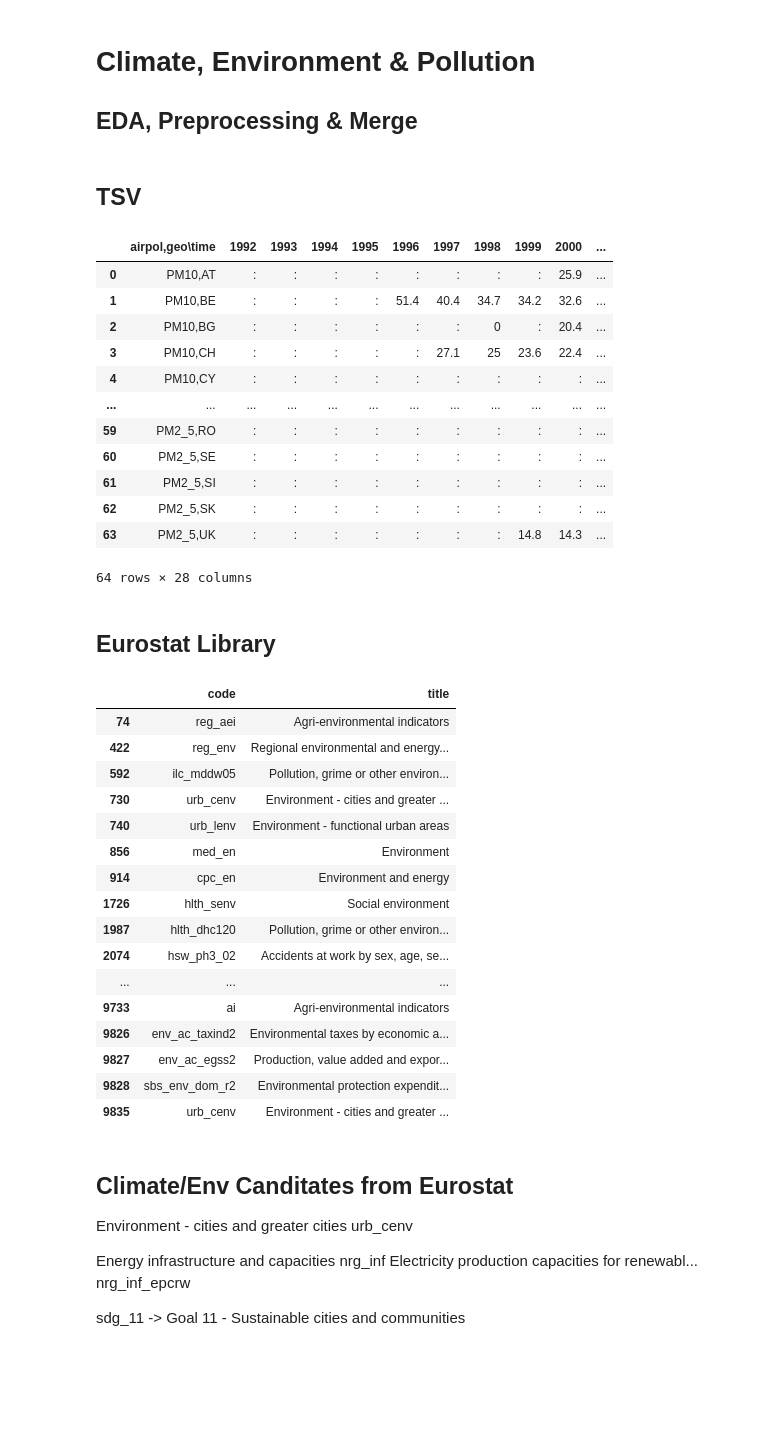
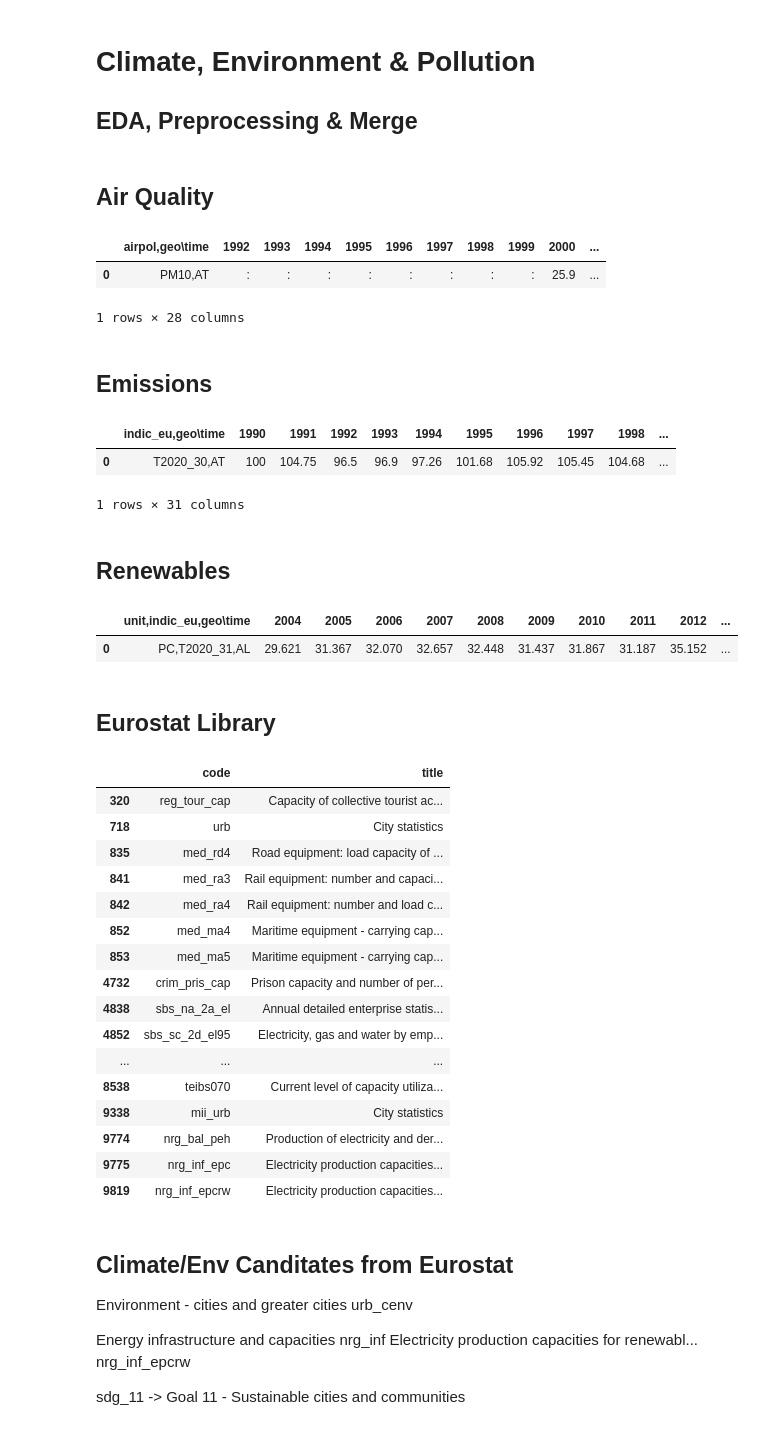
Before and after one commit to NikolasHaimerl/DOP_EX3, a Jupyter notebook: src/data_preparation/EDA dopp climate.ipynb, the cells around one changed output. Cells and saved outputs as stored; diff of their text form; code cells hidden in the pictures; blank space fills up the shorter version.

```diff
--- a/src/data_preparation/EDA dopp climate.ipynb
+++ b/src/data_preparation/EDA dopp climate.ipynb
@@ -14,46 +15,53 @@ from eurostat import *
+# %% [markdown]
+## Air Quality
+# %%
+dpath = '../../data/'
+airqual = pd.read_csv((dpath + 't2020_rn210.tsv'), sep='\t')
+airqual.head(1)
+# %% [output]
+|  | airpol,geo\time | 1992 | 1993 | 1994 | 1995 | 1996 | 1997 | 1998 | 1999 | 2000 | ... |
+| 0 | PM10,AT | : | : | : | : | : | : | : | : | 25.9 | ... |
+1 rows × 28 columns
 # %% [markdown]
-## TSV
+## Emissions
 # %%
-dpath = '../../data/'
-follow = pd.read_csv((dpath + 't2020_rn210.tsv'), sep='\t')
-follow
+emissions = pd.read_csv((dpath + 't2020_30.tsv'), sep='\t')
+emissions.head(1)
 # %% [output]
-|  | airpol,geo\time | 1992 | 1993 | 1994 | 1995 | 1996 | 1997 | 1998 | 1999 | 2000 | ... |
-| 0 | PM10,AT | : | : | : | : | : | : | : | : | 25.9 | ... |
-| 1 | PM10,BE | : | : | : | : | 51.4 | 40.4 | 34.7 | 34.2 | 32.6 | ... |
-| 2 | PM10,BG | : | : | : | : | : | : | 0 | : | 20.4 | ... |
-| 3 | PM10,CH | : | : | : | : | : | 27.1 | 25 | 23.6 | 22.4 | ... |
-| 4 | PM10,CY | : | : | : | : | : | : | : | : | : | ... |
-| ... | ... | ... | ... | ... | ... | ... | ... | ... | ... | ... | ... |
-| 59 | PM2_5,RO | : | : | : | : | : | : | : | : | : | ... |
-| 60 | PM2_5,SE | : | : | : | : | : | : | : | : | : | ... |
-| 61 | PM2_5,SI | : | : | : | : | : | : | : | : | : | ... |
-| 62 | PM2_5,SK | : | : | : | : | : | : | : | : | : | ... |
-| 63 | PM2_5,UK | : | : | : | : | : | : | : | 14.8 | 14.3 | ... |
+|  | indic_eu,geo\time | 1990 | 1991 | 1992 | 1993 | 1994 | 1995 | 1996 | 1997 | 1998 | ... |
+| 0 | T2020_30,AT | 100 | 104.75 | 96.5 | 96.9 | 97.26 | 101.68 | 105.92 | 105.45 | 104.68 | ... |
-64 rows × 28 columns
+1 rows × 31 columns
+# %% [markdown]
+## Renewables
+# %%
+renew = pd.read_csv((dpath + 't2020_31.tsv'), sep='\t')
+renew.head(1)
+# %% [output]
+|  | unit,indic_eu,geo\time | 2004 | 2005 | 2006 | 2007 | 2008 | 2009 | 2010 | 2011 | 2012 | ... |
+| 0 | PC,T2020_31,AL | 29.621 | 31.367 | 32.070 | 32.657 | 32.448 | 31.437 | 31.867 | 31.187 | 35.152 | ... |
 # %% [markdown]
 ## Eurostat Library
 # %%
 #toc_df = get_toc_df()
-subset_toc_df(toc_df, 'environment').loc[:,('code','title')]
+subset_toc_df(toc_df, 'city').loc[:,('code','title')]
 # %% [output]
 |  | code | title |
-| 74 | reg_aei | Agri-environmental indicators |
-| 422 | reg_env | Regional environmental and energy... |
-| 592 | ilc_mddw05 | Pollution, grime or other environ... |
-| 730 | urb_cenv | Environment - cities and greater ... |
-| 740 | urb_lenv | Environment - functional urban areas |
-| 856 | med_en | Environment |
-| 914 | cpc_en | Environment and energy |
-| 1726 | hlth_senv | Social environment |
-| 1987 | hlth_dhc120 | Pollution, grime or other environ... |
-| 2074 | hsw_ph3_02 | Accidents at work by sex, age, se... |
+| 320 | reg_tour_cap | Capacity of collective tourist ac... |
+| 718 | urb | City statistics |
+| 835 | med_rd4 | Road equipment: load capacity of ... |
+| 841 | med_ra3 | Rail equipment: number and capaci... |
+| 842 | med_ra4 | Rail equipment: number and load c... |
+| 852 | med_ma4 | Maritime equipment - carrying cap... |
+| 853 | med_ma5 | Maritime equipment - carrying cap... |
+| 4732 | crim_pris_cap | Prison capacity and number of per... |
+| 4838 | sbs_na_2a_el | Annual detailed enterprise statis... |
+| 4852 | sbs_sc_2d_el95 | Electricity, gas and water by emp... |
 | ... | ... | ... |
-| 9733 | ai | Agri-environmental indicators |
-| 9826 | env_ac_taxind2 | Environmental taxes by economic a... |
-| 9827 | env_ac_egss2 | Production, value added and expor... |
-| 9828 | sbs_env_dom_r2 | Environmental protection expendit... |
-| 9835 | urb_cenv | Environment - cities and greater ... |
+| 8538 | teibs070 | Current level of capacity utiliza... |
+| 9338 | mii_urb | City statistics |
+| 9774 | nrg_bal_peh | Production of electricity and der... |
+| 9775 | nrg_inf_epc | Electricity production capacities... |
+| 9819 | nrg_inf_epcrw | Electricity production capacities... |
 # %% [markdown]
 ## Climate/Env Canditates from Eurostat
 Environment - cities and greater cities 	urb_cenv
```
Also changed, not shown: parts of 7 cells of this notebook.
